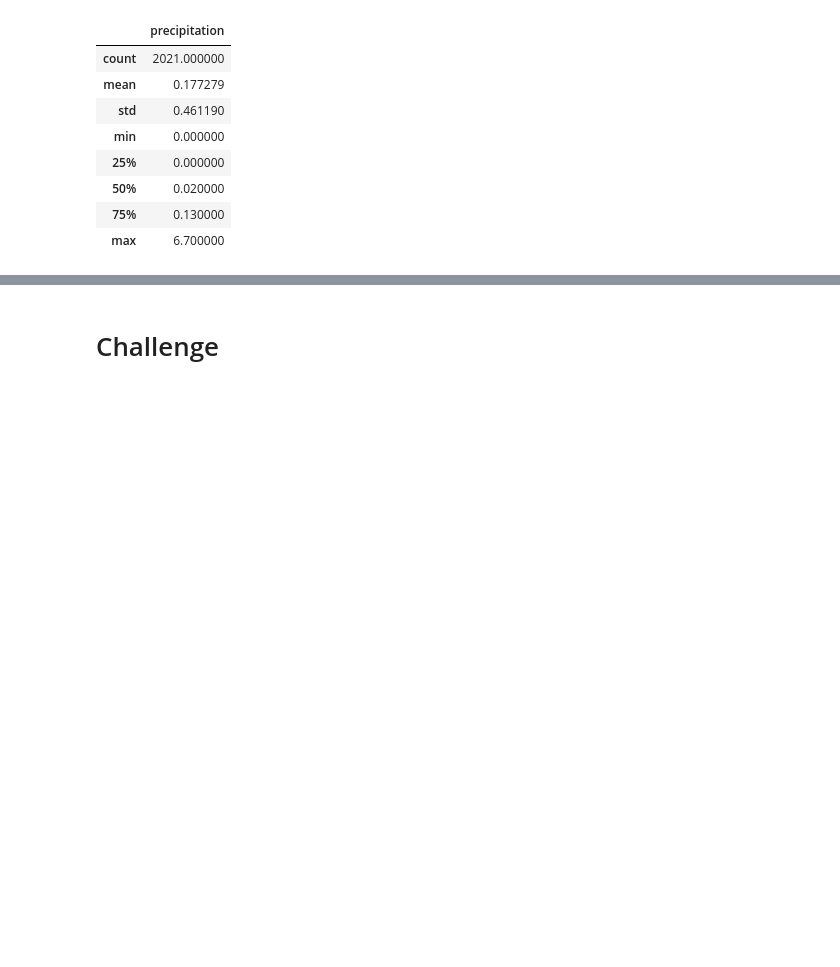
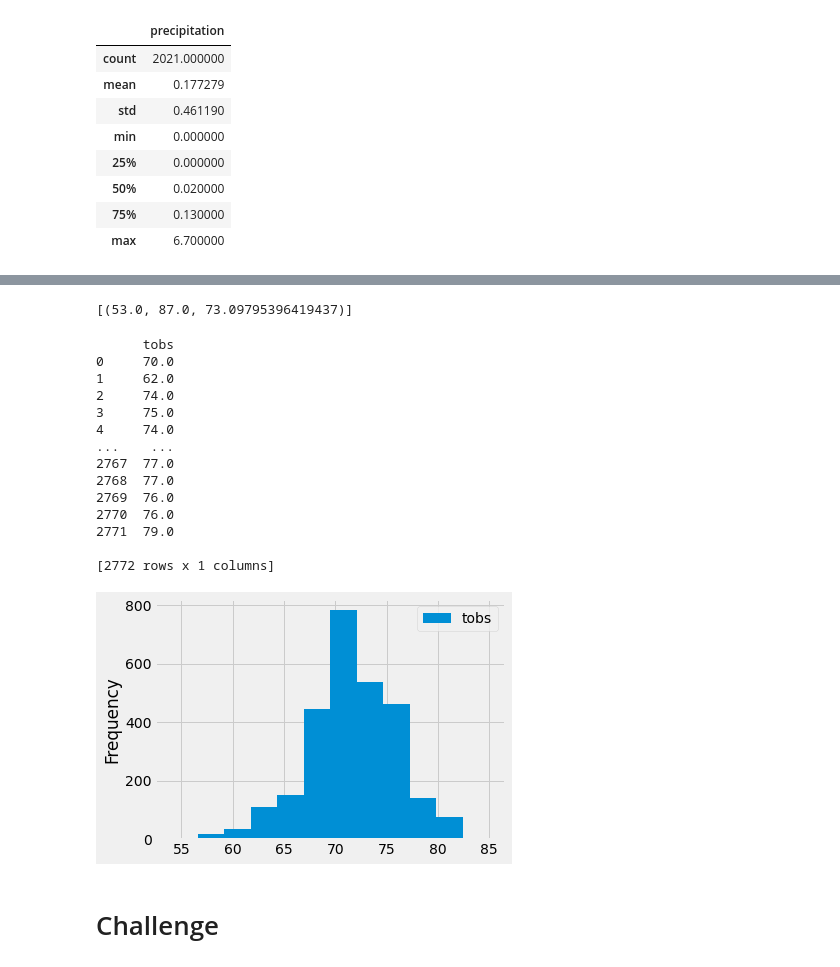
Before and after one commit to krockway/surfs_up, a Jupyter notebook: Resources/climate_analysis.ipynb, the cells around one changed output, grey strips where cells are left out. Saved outputs shown, nothing was run; the diff lists cells and outputs as text; code cells hidden in the pictures; blank space fills up the shorter version.

Commit message:
Temp plots complete

```diff
--- a/Resources/climate_analysis.ipynb
+++ b/Resources/climate_analysis.ipynb
@@ -129,9 +147,42 @@ df.describe()
 # %%
 # Using the station id from the previous query, calculate the lowest temperature recorded,
 # highest temperature recorded, and average temperature most active station?
+
+session.query(func.min(Measurement.tobs), func.max(Measurement.tobs), func.avg(Measurement.tobs)).all()
+# %% [output]
+[(53.0, 87.0, 73.09795396419437)]
 # %%
 # Choose the station with the highest number of temperature observations.
+session.query(func.min(Measurement.tobs), func.max(Measurement.tobs), func.avg(Measurement.tobs))\
+    .filter(Measurement.station == 'USC00519281').all()
+
 # Query the last 12 months of temperature observation data for this station and plot the results as a histogram
+# results = session.query(Measurement.date, Measurement.prcp).filter(Measurement.date >= prev_year).all()
+
+results = session.query(Measurement.tobs).filter(Measurement.station == 'USC00519281').all()
+
+df = pd.DataFrame(results, columns=['tobs'])
+print(df)
+
+#Plot
+df.plot.hist(bins=12)
+plt.tight_layout()
+# %% [output]
+      tobs
+0     70.0
+1     62.0
+2     74.0
+3     75.0
+4     74.0
+...    ...
+2767  77.0
+2768  77.0
+2769  76.0
+2770  76.0
+2771  79.0
+
+[2772 rows x 1 columns]
+[figure, added]
 # %%
 # Write a function called `calc_temps` that will accept start date and end date in the format '%Y-%m-%d'
 # and return the minimum, average, and maximum temperatures for that range of dates
```
Also changed, not shown: parts of 2 cells of this notebook.
